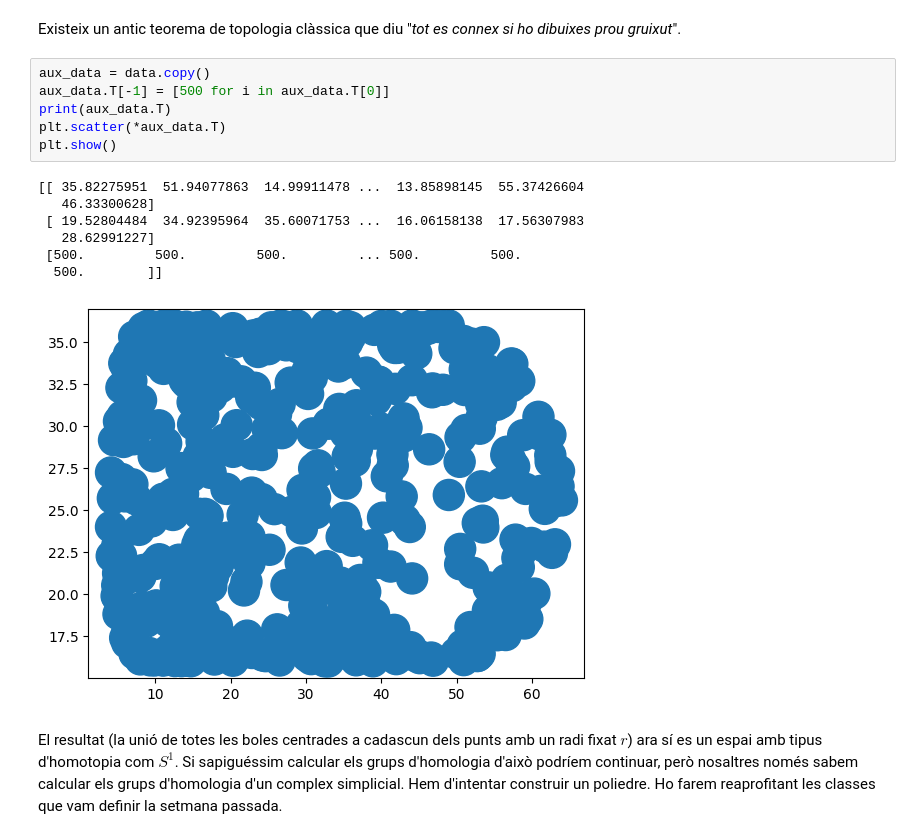
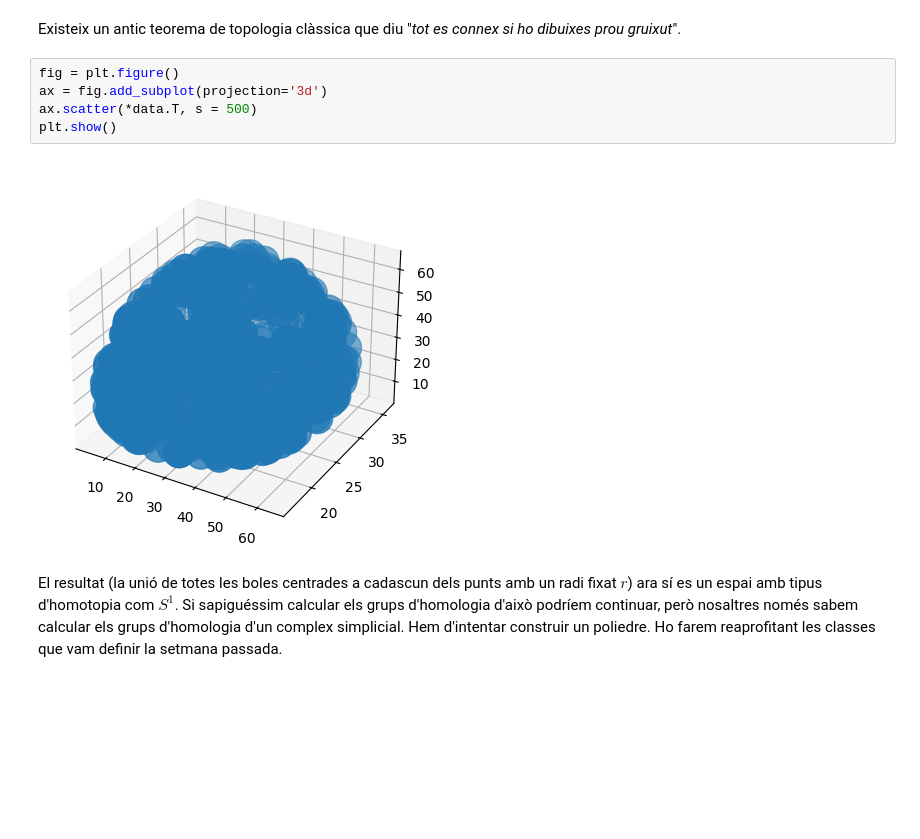
Before and after one commit to Gerard-Lahuerta/Practica_3_Topologia, a Jupyter notebook: Pràctica 8 - Homologia Persistent.ipynb, the cells around one changed output. Cells and saved outputs as stored; diff of their text form; blank space fills up the shorter version.

```diff
--- a/Pràctica 8 - Homologia Persistent.ipynb
+++ b/Pràctica 8 - Homologia Persistent.ipynb
@@ -27,19 +22,12 @@ Aquests punts no són més que punts aïllats, això és cert, però també son
 # %% [markdown]
 Existeix un antic teorema de topologia clàssica que diu "*tot es connex si ho dibuixes prou gruixut*".
 # %%
-aux_data = data.copy()
-aux_data.T[-1] = [500 for i in aux_data.T[0]]
-print(aux_data.T)
-plt.scatter(*aux_data.T)
+fig = plt.figure()
+ax = fig.add_subplot(projection='3d')
+ax.scatter(*data.T, s = 500)
 plt.show()
 # %% [output]
-[[ 35.82275951  51.94077863  14.99911478 ...  13.85898145  55.37426604
-   46.33300628]
- [ 19.52804484  34.92395964  35.60071753 ...  16.06158138  17.56307983
-   28.62991227]
- [500.         500.         500.         ... 500.         500.
-  500.        ]]
-[figure, old version]
+[figure, new version]
 # %% [markdown]
 El resultat (la unió de totes les boles centrades a cadascun dels punts amb un radi fixat $r$) ara sí es un espai amb tipus d'homotopia com $S^1$. Si sapiguéssim calcular els grups d'homologia d'això podríem continuar, però nosaltres només sabem calcular els grups d'homologia d'un complex simplicial. Hem d'intentar construir un poliedre. Ho farem reaprofitant les classes que vam definir la setmana passada.
 # %%
```
Also changed, not shown: parts of 1 cell of this notebook.
